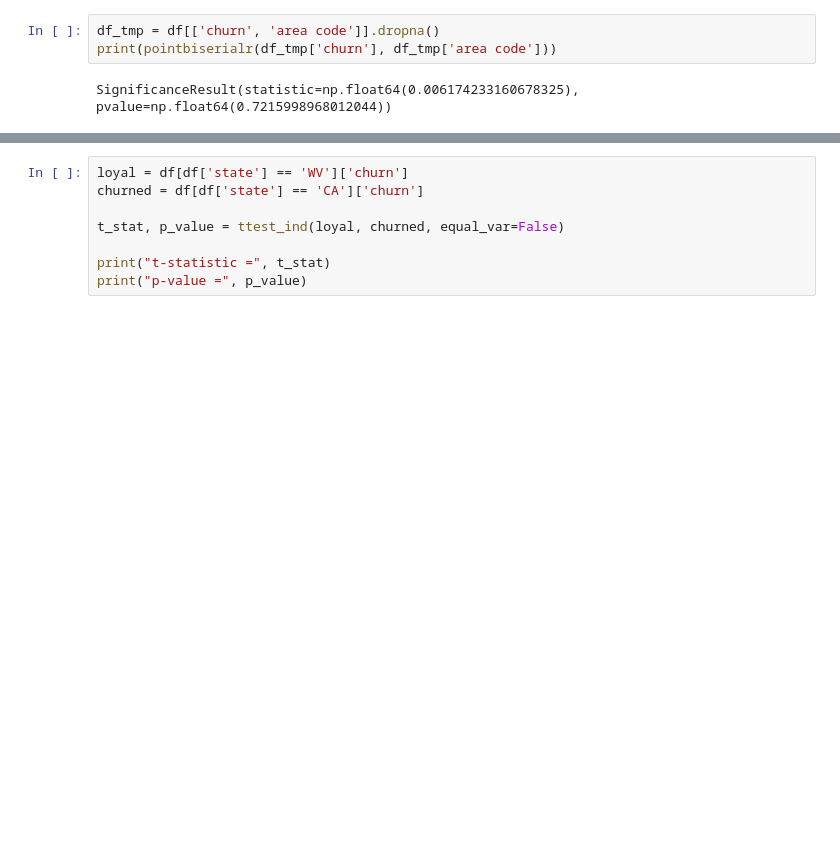
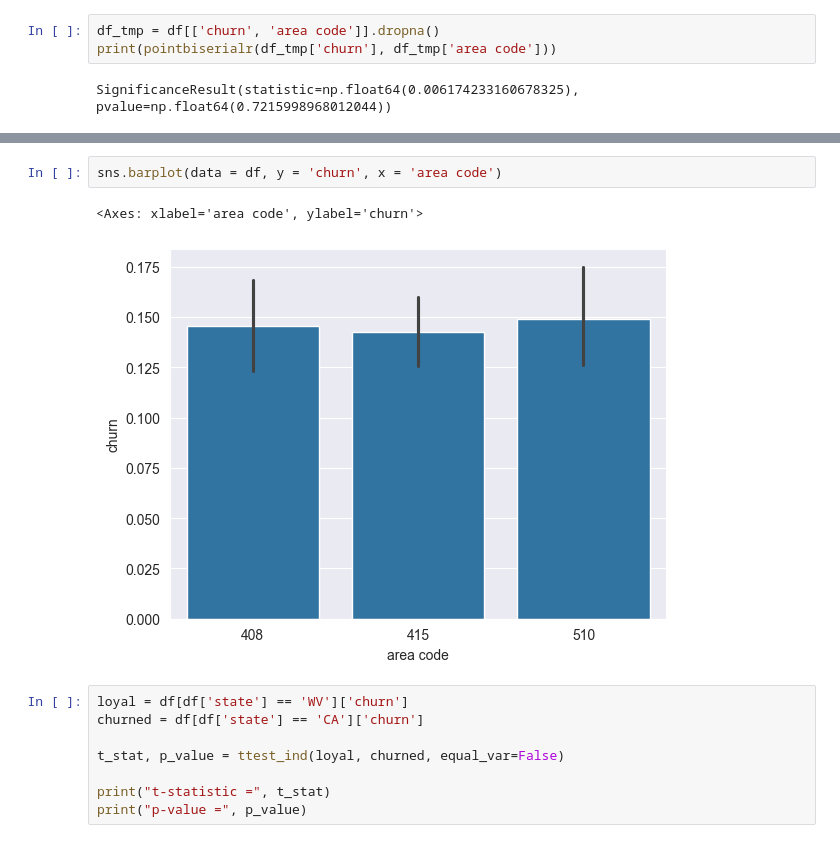
Before and after one commit to SerhiiHerashchenko/PyCharmMiscProject, a Jupyter notebook: notebook.ipynb, the cells around one changed output, grey strips where cells are left out. Saved outputs shown, nothing was run; the diff lists cells and outputs as text; blank space fills up the shorter version.

```diff
--- a/notebook.ipynb
+++ b/notebook.ipynb
@@ -437,3 +450,8 @@ SignificanceResult(statistic=np.float64(0.006174233160678325), pvalue=np.float64
+# %%
+sns.barplot(data = df, y = 'churn', x = 'area code')
+# %% [output]
+<Axes: xlabel='area code', ylabel='churn'>
+[figure, added]
 # %%
 loyal = df[df['state'] == 'WV']['churn']
 churned = df[df['state'] == 'CA']['churn']
```
Also changed, not shown: parts of 2 cells of this notebook.
